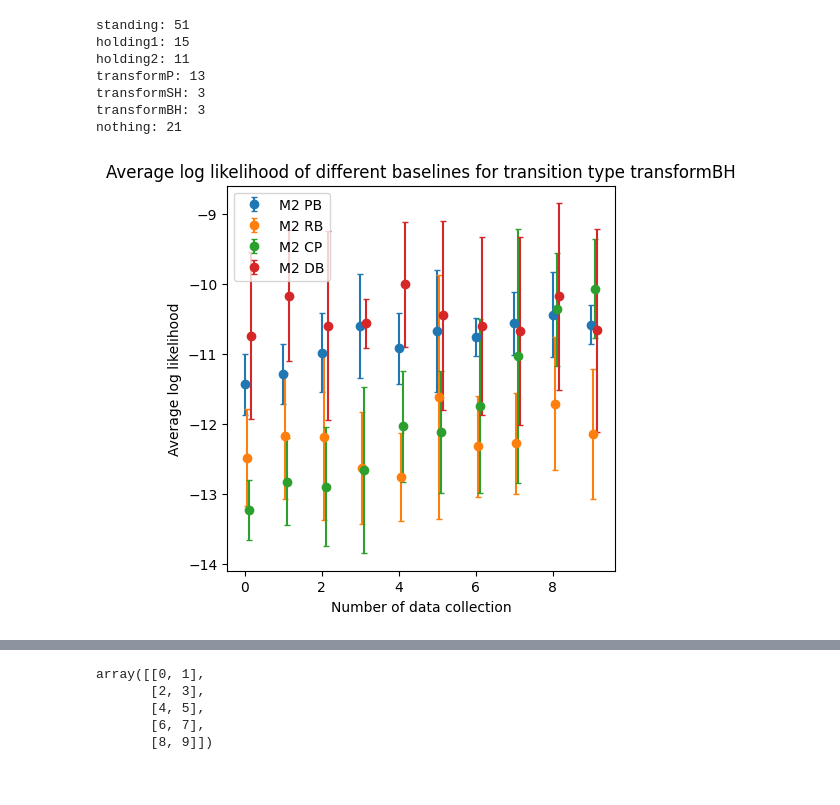
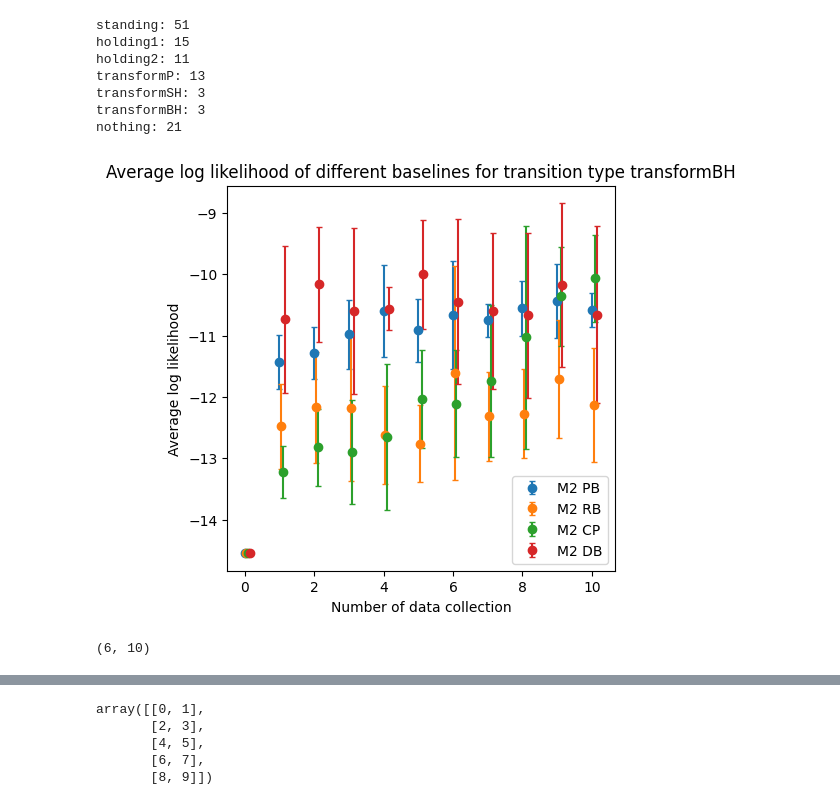
Before and after one commit to flowersteam/WorldLLM, a Jupyter notebook: compare_method.ipynb, the cells around one changed output, grey strips where cells are left out. Cells and saved outputs as stored; diff of their text form; code cells hidden in the pictures.

Commit message:
plots: add norule points

```diff
--- a/compare_method.ipynb
+++ b/compare_method.ipynb
@@ -26,6 +26,14 @@ for trajectory in test_trajectories:
         if incr % 2 ==0 and incr != 0:
             test_observations.append(observation)
 nb_transitions = len(test_observations)
+
+#Load performance without rules
+with open("./outputs/norule/2024-09-26/14-14-22_60/all.json", "r") as f:
+    norule_data = json.load(f)
+    norule_likelihood_lst = norule_data["metrics"]["test_likelihoods"]
+    norule_transition_likelihood_lst = []
+    for lst_trajectory_likelihood in norule_data["metrics"]["test_transition_scores"]:
+        norule_transition_likelihood_lst.append([transition for trajectory_likelihood in lst_trajectory_likelihood for transition in trajectory_likelihood])
 # %%
 # Load the data
 
@@ -299,26 +307,36 @@ nothing: 21
 # %%
 nb_rule_per_collect = 20
 transi_type = "transformBH"
 
 plt.figure(figsize=(5,5))
 for incr,b_name in enumerate(all_baselines_name):
     # Get the best rules for each particle and data collection for each traj type
     _reshaped_rules = all_rules[b_name][:,1:].reshape((all_rules[b_name].shape[0], (all_rules[b_name].shape[1]-1)//nb_rule_per_collect, nb_rule_per_collect))
     _reshaped_transition_likelihoods = all_transition_likelihoods[b_name][:,1:,:].reshape((all_transition_likelihoods[b_name].shape[0], (all_transition_likelihoods[b_name].shape[1]-1)//nb_rule_per_collect, nb_rule_per_collect, all_transition_likelihoods[b_name].shape[2]))
 
     _reshaped_transition_likelihoods = _reshaped_transition_likelihoods[:,:,:,dict_index_transition[transi_type]].mean(axis=3)
     best_rules_ind = np.argmax(_reshaped_transition_likelihoods, axis=2)
-    best_transition_lieklihoods = _reshaped_transition_likelihoods[np.arange(_reshaped_transition_likelihoods.shape[0])[:,None], np.arange(_reshaped_transition_likelihoods.shape[1]), best_rules_ind]
+    best_transition_likelihoods = _reshaped_transition_likelihoods[np.arange(_reshaped_transition_likelihoods.shape[0])[:,None], np.arange(_reshaped_transition_likelihoods.shape[1]), best_rules_ind]
     best_rules = _reshaped_rules[np.arange(_reshaped_rules.shape[0])[:,None], np.arange(_reshaped_rules.shape[1]), best_rules_ind]
-    plt.errorbar(np.arange(best_rules.shape[1])+ incr*0.05, best_transition_lieklihoods.mean(axis=0), yerr=best_transition_lieklihoods.std(axis=0), label=b_name, capsize=2, fmt='o')
+
+    #Add no rule as first collect:
+    _norule_likelihood_transition = np.array(norule_transition_likelihood_lst)[:,dict_index_transition[transi_type]].mean(axis=-1)
+    _norule_likelihood_transition = np.repeat(_norule_likelihood_transition, best_transition_likelihoods.shape[0], axis=0)
+    best_transition_likelihoods = np.concatenate((_norule_likelihood_transition[:,None], best_transition_likelihoods), axis=1)
+    #Plot
+    plt.errorbar(np.arange(best_transition_likelihoods.shape[1])+ incr*0.05, best_transition_likelihoods.mean(axis=0), yerr=best_transition_likelihoods.std(axis=0), label=b_name, capsize=2, fmt='o')
 
 plt.legend()
 plt.xlabel("Number of data collection")
 plt.ylabel("Average log likelihood")
 plt.title(f"Average log likelihood of different baselines for transition type {transi_type}")
 plt.show()
 # %% [output]
-[figure, old version]
+[figure, new version]
+# %%
+best_transition_likelihoods.shape
+# %% [output]
+(6, 10)
 # %%
 plt.figure(figsize=(20,20))
 plt.subplot(2,2,1)
```
Also changed, not shown: parts of 1 cell of this notebook.
